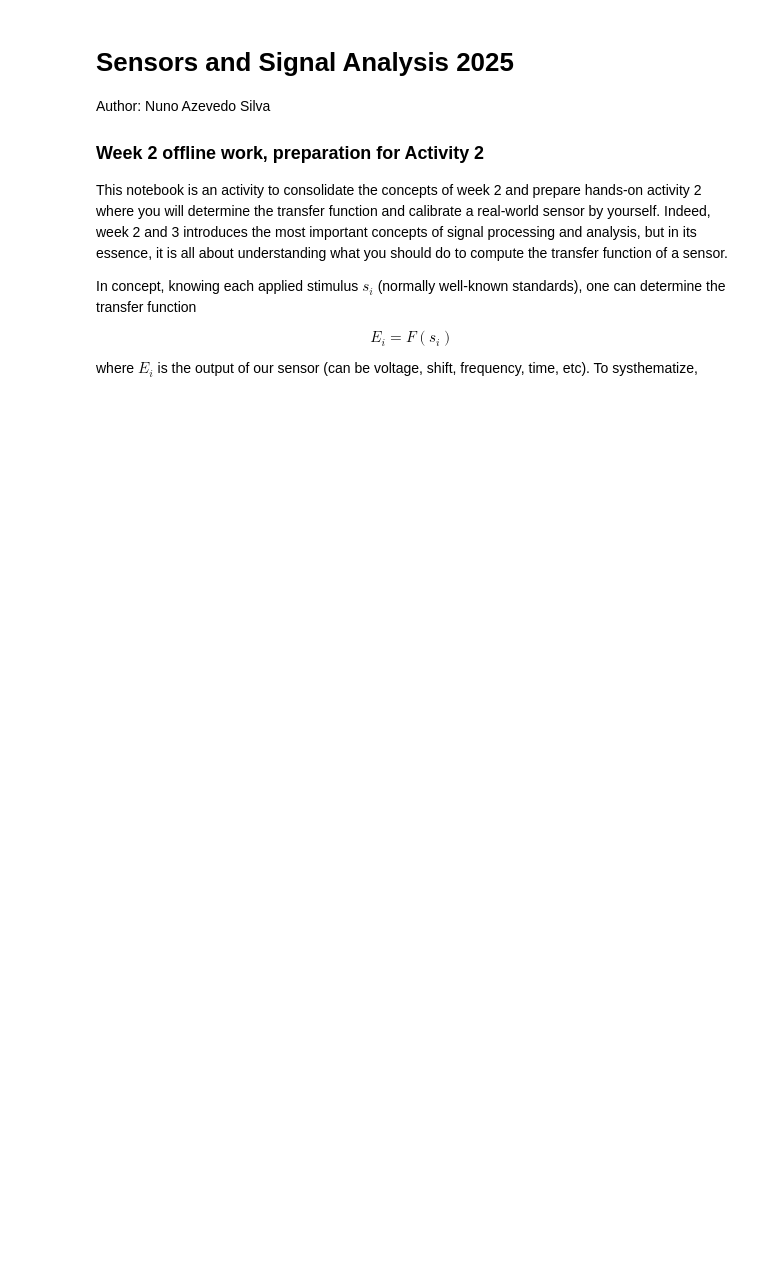
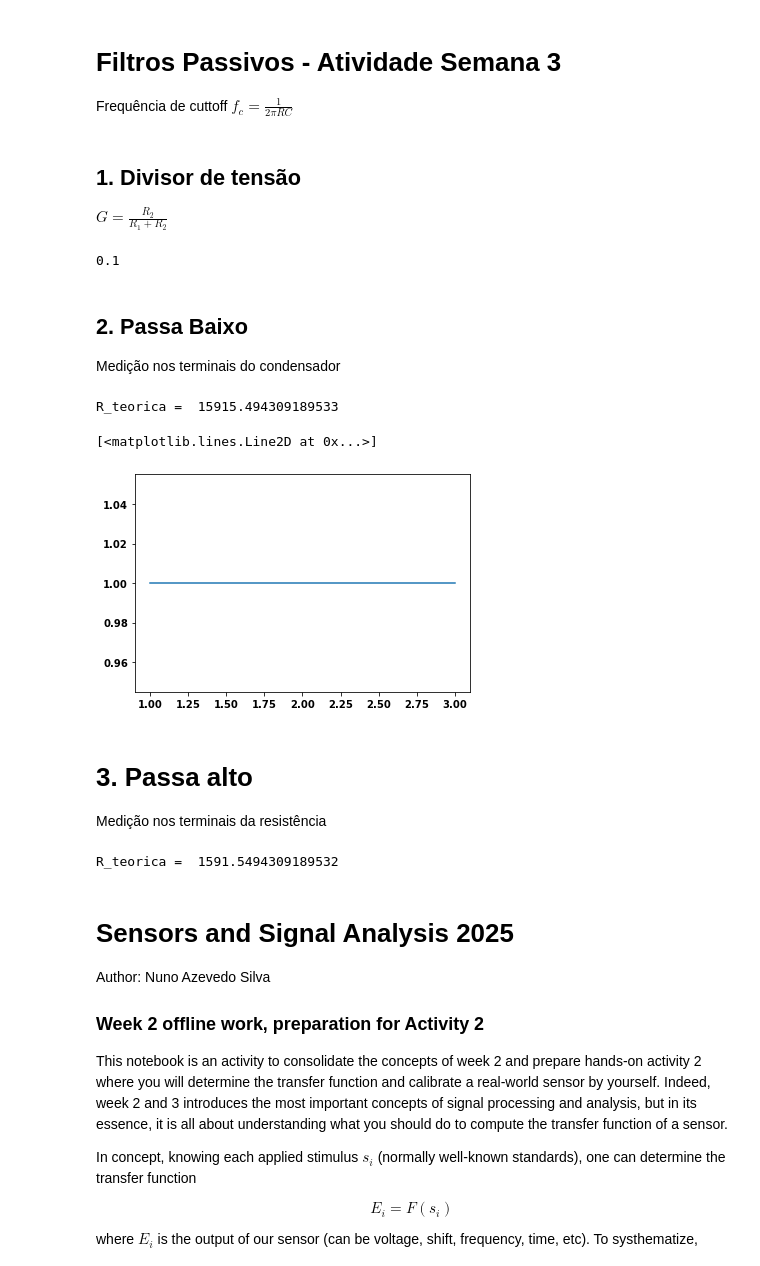
Before and after one commit to nunoazevedosilva/LIFM_2026, a Jupyter notebook: Week 2/WeekII.ipynb, the cells around one changed output. Drawn from its saved outputs; the diff is of its cells as text; code cells hidden in the pictures; blank space fills up the shorter version.

```diff
--- a/Week 2/WeekII.ipynb
+++ b/Week 2/WeekII.ipynb
@@ -1,3 +1,62 @@
+# %% [markdown]
+# Filtros Passivos - Atividade Semana 3
+
+Frequência de cuttoff $f_c = \frac{1}{2\pi R C}$
+# %% [markdown]
+## 1. Divisor de tensão
+
+$G = \frac{R_2}{R_1 + R_2}$
+# %%
+target = 1/10
+R2 = 1
+R1 = 9
+G_teorico = R2/(R1+R2)
+G_medido = 0.1
+#tol_R1 =
+#tol_R2 =
+print("Erro - ", G_teorico-G_medido)
+# %% [output]
+0.1
+# %% [markdown]
+## 2. Passa Baixo
+
+Medição nos terminais do condensador
+# %%
+import numpy as np
+import matplotlib.pyplot as plt
+
+c=10e-6 #F
+f_c= 1 #Hz
+R_teorica = 1/(2*np.pi*c*f_c)
+print('R_teorica = ', R_teorica)
+
+medidas = np.array([
+    [1,1,1],
+    [2,1,1],
+    [3,1,1]
+])
+
+fig,ax = plt.subplots()
+ax.plot(medidas[:,0],medidas[:,2]/medidas[:,1],label='Ganho')
+ax.set_xlim('')
+ax.set_ylim('')
+# %% [output]
+R_teorica =  15915.494309189533
+[<matplotlib.lines.Line2D at 0x...>]
+[figure, added]
+# %% [markdown]
+# 3. Passa alto
+
+Medição nos terminais da resistência
+# %%
+import numpy as np
+
+c=10e-6 #F
+f_c= 10 #Hz
+R_teorica = 1/(2*np.pi*c*f_c)
+print('R_teorica = ', R_teorica)
+# %% [output]
+R_teorica =  1591.5494309189532
 # %% [markdown]
 # Sensors and Signal Analysis 2025
 Author: Nuno Azevedo Silva
```
Also changed, not shown: parts of 3 cells of this notebook, 2 other files.
